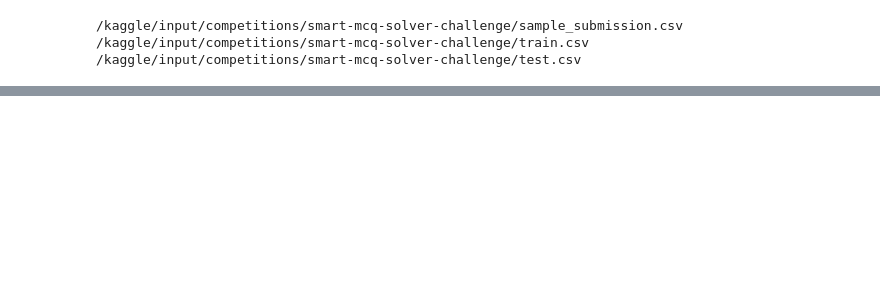
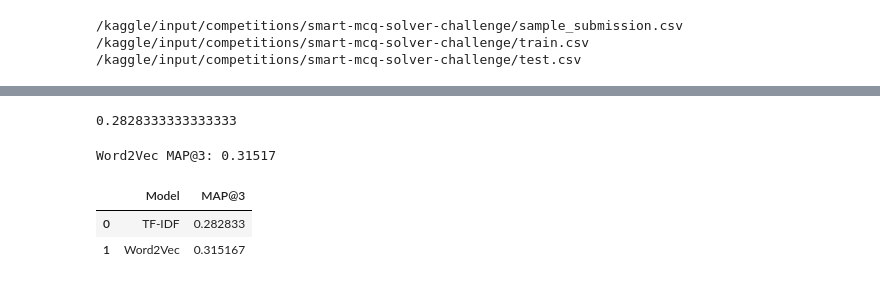
Before and after one commit to arnav-on-code/AI-Powered-MCQ-Solver-DL, a Jupyter notebook: dl-23f3002537-notebook-t22026.ipynb, the cells around one changed output, grey strips where cells are left out. Saved outputs shown, nothing was run; the diff lists cells and outputs as text; code cells hidden in the pictures; blank space fills up the shorter version.

```diff
--- a/dl-23f3002537-notebook-t22026.ipynb
+++ b/dl-23f3002537-notebook-t22026.ipynb
@@ -727,0 +284,5 @@ print(answer)
+# %%
+train["prompt_tokens"] = (
+    train["prompt_clean"]
+    .str.split()
+)
@@ -727,0 +448,9 @@ print(answer)
+# %%
+tfidf_score = mapk(
+    train["answer"],
+    predictions
+)
+
+print(tfidf_score)
+# %% [output]
+0.2828333333333333
@@ -727,0 +535,33 @@ print(answer)
+# %%
+word2vec_score = mapk(
+    train["answer"],
+    word2vec_predictions
+)
+
+print(f"Word2Vec MAP@3: {word2vec_score:.5f}")
+# %% [output]
+Word2Vec MAP@3: 0.31517
+# %%
+results = pd.DataFrame({
+
+    "Model":[
+
+        "TF-IDF",
+        "Word2Vec"
+
+    ],
+
+    "MAP@3":[
+
+        tfidf_score,
+        word2vec_score
+
+    ]
+
+})
+
+results
+# %% [output]
+|  | Model | MAP@3 |
+| 0 | TF-IDF | 0.282833 |
+| 1 | Word2Vec | 0.315167 |
```
Also changed, not shown: parts of 85 cells of this notebook.
